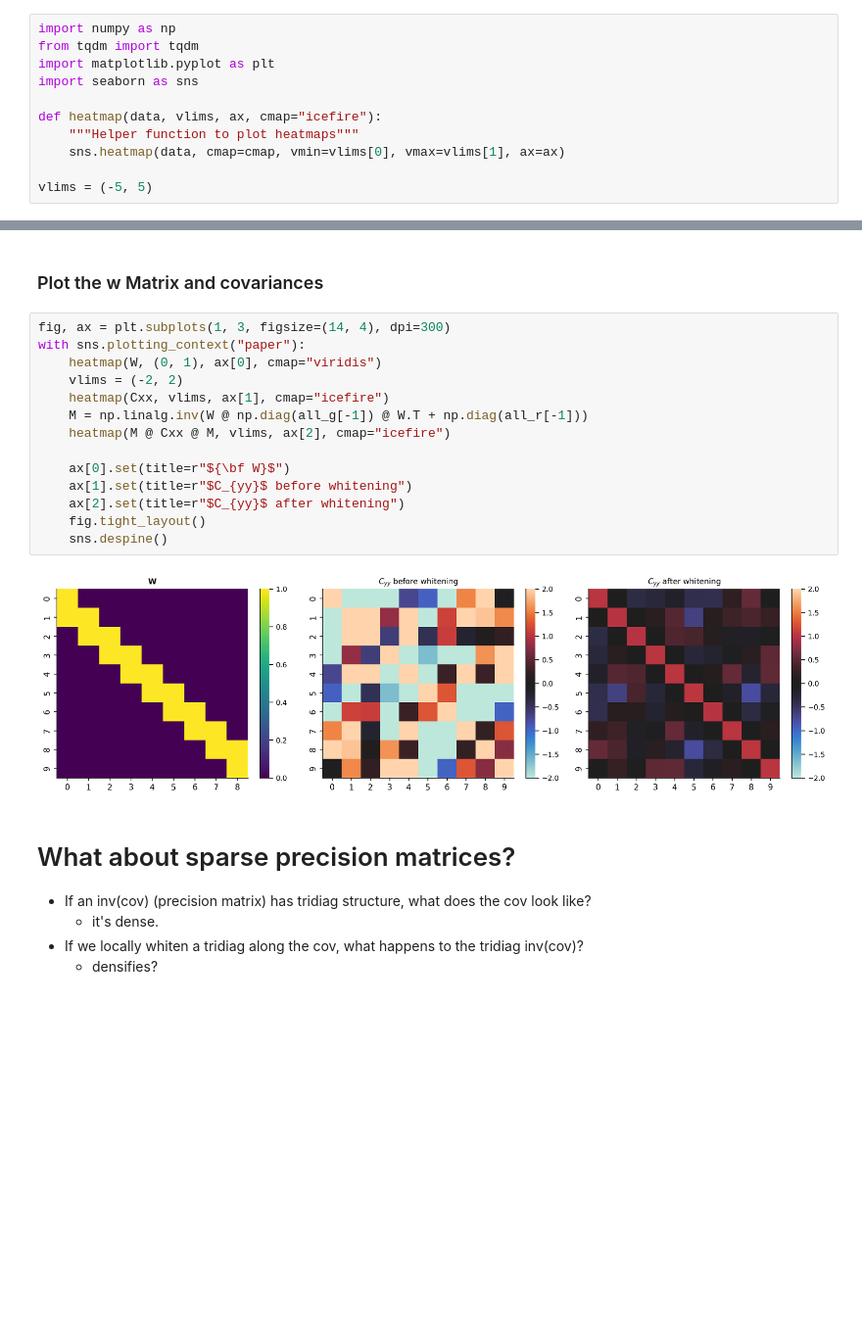
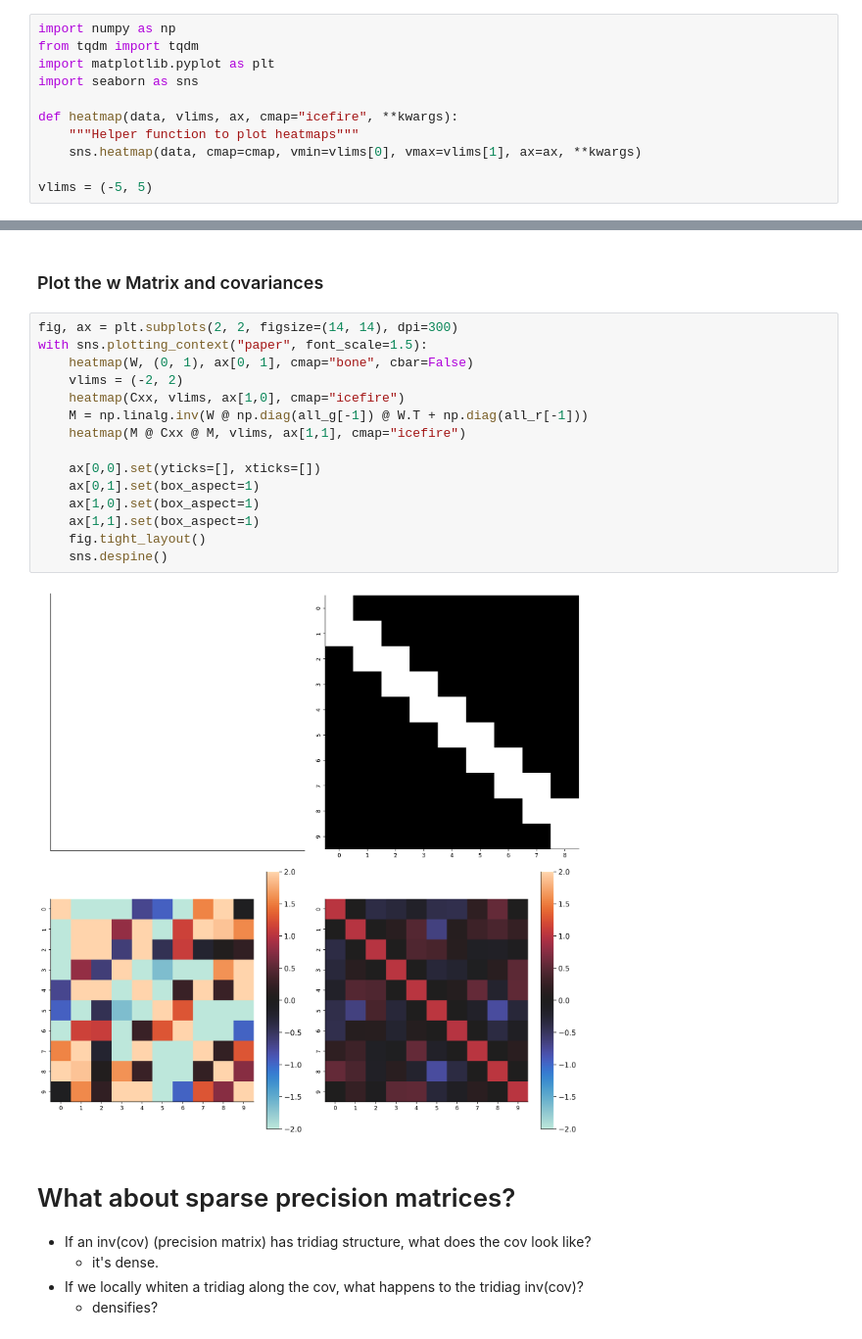
Before and after one commit to lyndond/frame_whitening, a Jupyter notebook: figures/convolutional_v3.ipynb, the cells around one changed output, grey strips where cells are left out. Shown at 98% size. Drawn from its saved outputs; the diff is of its cells as text; blank space fills up the shorter version.

```diff
--- a/figures/convolutional_v3.ipynb
+++ b/figures/convolutional_v3.ipynb
@@ -10,9 +10,9 @@ from tqdm import tqdm
 import matplotlib.pyplot as plt
 import seaborn as sns
 
-def heatmap(data, vlims, ax, cmap="icefire"):
+def heatmap(data, vlims, ax, cmap="icefire", **kwargs):
     """Helper function to plot heatmaps"""
-    sns.heatmap(data, cmap=cmap, vmin=vlims[0], vmax=vlims[1], ax=ax)
+    sns.heatmap(data, cmap=cmap, vmin=vlims[0], vmax=vlims[1], ax=ax, **kwargs)
 
 vlims = (-5, 5)
 # %% [markdown]
@@ -192,21 +192,22 @@ with sns.plotting_context("paper", font_scale=1):
 # %% [markdown]
 ### Plot the w Matrix and covariances
 # %%
-fig, ax = plt.subplots(1, 3, figsize=(14, 4), dpi=300)
-with sns.plotting_context("paper"):
-    heatmap(W, (0, 1), ax[0], cmap="viridis")
+fig, ax = plt.subplots(2, 2, figsize=(14, 14), dpi=300)
+with sns.plotting_context("paper", font_scale=1.5):
+    heatmap(W, (0, 1), ax[0, 1], cmap="bone", cbar=False)
     vlims = (-2, 2)
-    heatmap(Cxx, vlims, ax[1], cmap="icefire")
+    heatmap(Cxx, vlims, ax[1,0], cmap="icefire")
     M = np.linalg.inv(W @ np.diag(all_g[-1]) @ W.T + np.diag(all_r[-1]))
-    heatmap(M @ Cxx @ M, vlims, ax[2], cmap="icefire")
+    heatmap(M @ Cxx @ M, vlims, ax[1,1], cmap="icefire")
 
-    ax[0].set(title=r"${\bf W}$")
-    ax[1].set(title=r"$C_{yy}$ before whitening")
-    ax[2].set(title=r"$C_{yy}$ after whitening")
+    ax[0,0].set(yticks=[], xticks=[])
+    ax[0,1].set(box_aspect=1)
+    ax[1,0].set(box_aspect=1)
+    ax[1,1].set(box_aspect=1)
     fig.tight_layout()
     sns.despine()
 # %% [output]
-[figure, old version]
+[figure, new version]
 # %% [markdown]
 # What about sparse precision matrices?
 
```
Also changed, not shown: parts of 1 cell of this notebook, 7 other files.
